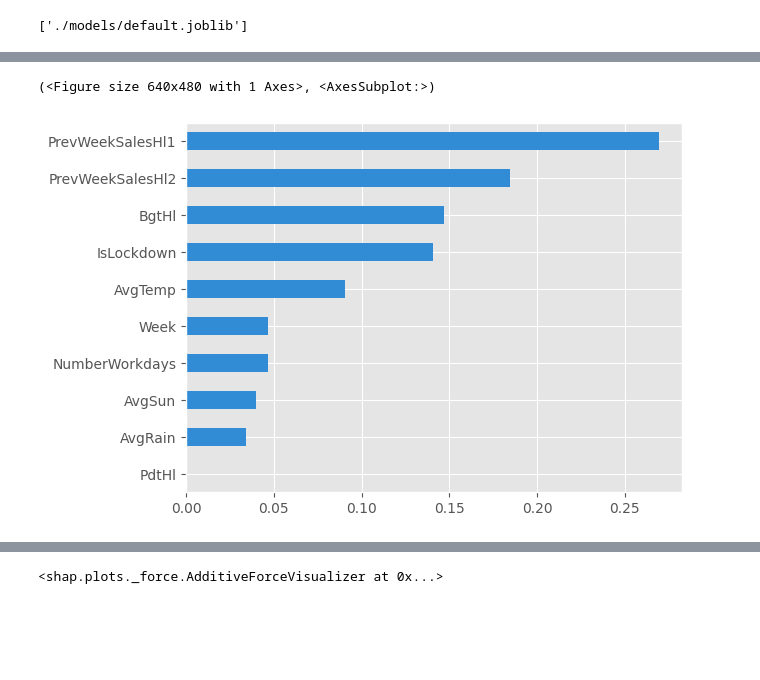
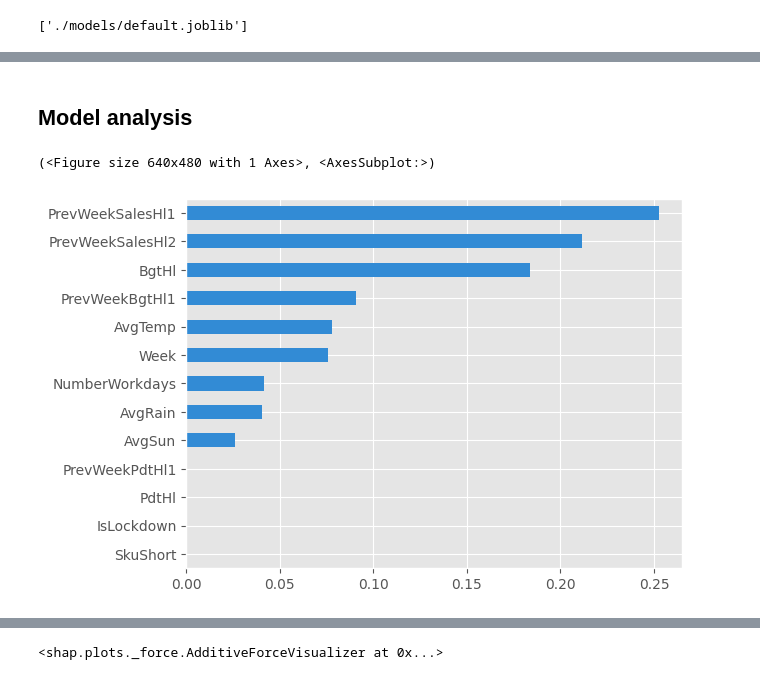
Before and after one commit to kohlicekjan/forecasting-beer-sales-ml, a Jupyter notebook: main.ipynb, the cells around one changed output, grey strips where cells are left out. Drawn from its saved outputs; the diff is of its cells as text; code cells hidden in the pictures; blank space fills up the shorter version.

Commit message:
Separate model on on-trade and off-trade

```diff
--- a/main.ipynb
+++ b/main.ipynb
@@ -6,4 +6,13 @@ import numpy as np
 import os
 
 from sklearn.model_selection import train_test_split
+# %%
+DATASET_NAME = 'off-trade_cz' # all_cz, off-trade_cz, on-trade_cz
+
+DATA_PATH = f'./data/{DATASET_NAME}_data.csv'
+
+MODEL_PATH = f'./models/{DATASET_NAME}.joblib'
+
+RESULT_CSV_PATH = f'./result/{DATASET_NAME}.csv'
+RESULT_EXCEL_PATH = f'./result/{DATASET_NAME}.xlsx'
 # %%
@@ -53,16 +52,14 @@ memory usage: 29.1+ KB
 # %%
-cols_drop = ['SkuShort', 'Country', 'Year', 'SalesHl']
+cols_drop = ['Country', 'Year', 'SalesHl']
 
 y = pd.DataFrame(data.SalesHl).round(0).astype(int)
-x = data.drop(cols_drop,axis=1).fillna(-1)
+X = data.drop(cols_drop, axis=1).fillna(-1)
 
-x.PrevWeekSalesHl1 = x.PrevWeekSalesHl1.round(0).astype(int)
-x.PrevWeekSalesHl2 = x.PrevWeekSalesHl2.round(0).astype(int)
-x.BgtHl = x.BgtHl.round(0).astype(int)
-x.PdtHl = x.PdtHl.round(0).astype(int)
+# X.PrevWeekSalesHl1 = X.PrevWeekSalesHl1.round(0).astype(int)
+# X.PrevWeekSalesHl2 = X.PrevWeekSalesHl2.round(0).astype(int)
+# X.BgtHl = X.BgtHl.round(0).astype(int)
+# X.PdtHl = X.PdtHl.round(0).astype(int)
 
 #y.head()
-x.head()
-#x.shape
-#y.shape
+X.head()
 # %% [output]
@@ -75,5 +72,6 @@ x.head()
 # %%
-x_train, x_test, y_train, y_test = train_test_split(x, y, test_size=0.2, random_state=21)
+split_rng = np.random.RandomState(42)#21
+X_train, X_test, y_train, y_test = train_test_split(X, y, test_size=0.1, random_state=split_rng)
 
-x_train.head()
+X_train.head()
 # %% [output]
@@ -207,24 +201,24 @@ eli5.show_weights(
+# %% [markdown]
+## Model analysis
 # %%
 from skater.core.explanations import Interpretation
 from skater.model import InMemoryModel
 
-feature_names = x_train.columns.tolist()
-x_train_numpy = x_train.to_numpy()
-
-interpreter = Interpretation(x_train_numpy, feature_names = feature_names)
+feature_names = X_train.columns.tolist()
+X_train_numpy = X_train[:100].to_numpy()
 
 # wrap our base model with InMemoryModel instance
 intepretable_model = InMemoryModel(
     model.predict,
-    examples = x_train_numpy,
-    feature_names = feature_names,
+    examples = X_train_numpy,
     model_type = 'regressor'
 )
 
-interpreter.feature_importance.plot_feature_importance(intepretable_model, progressbar = False)
+interpreter = Interpretation(X_train_numpy, feature_names=feature_names)
+interpreter.feature_importance.plot_feature_importance(intepretable_model, progressbar=False)
 # %% [output]
 (<Figure size 640x480 with 1 Axes>, <AxesSubplot:>)
-[figure, old version]
+[figure, new version]
 # %%
 import shap
 shap.initjs()
```
Also changed, not shown: parts of 18 cells of this notebook, 17 other files.
